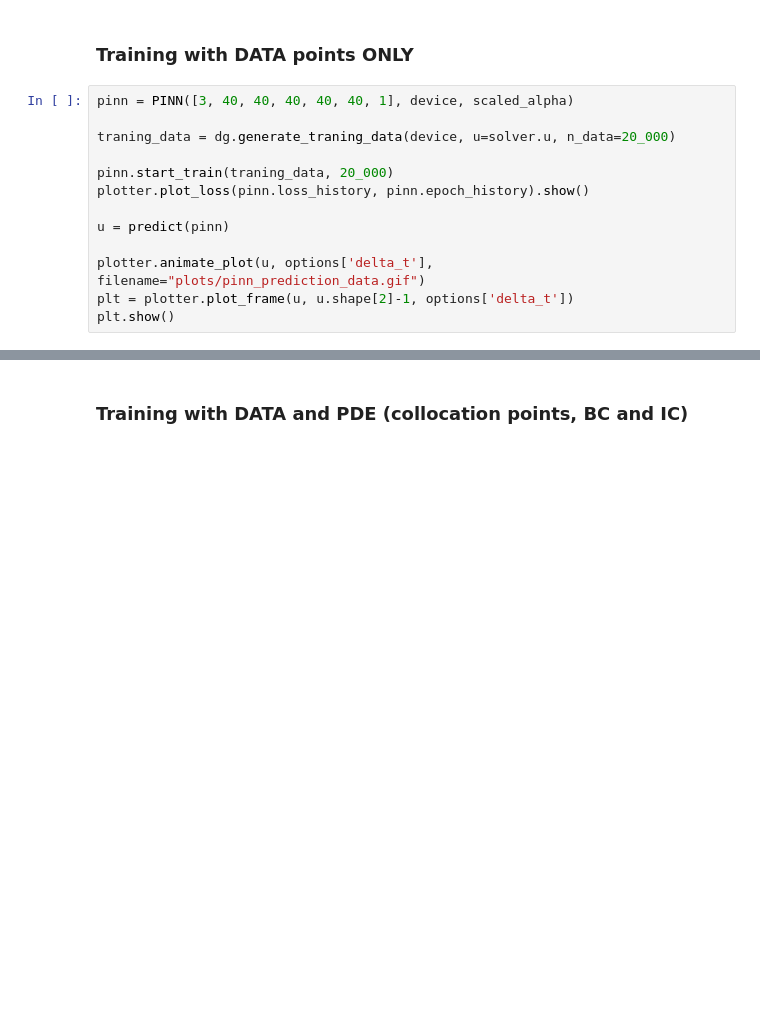
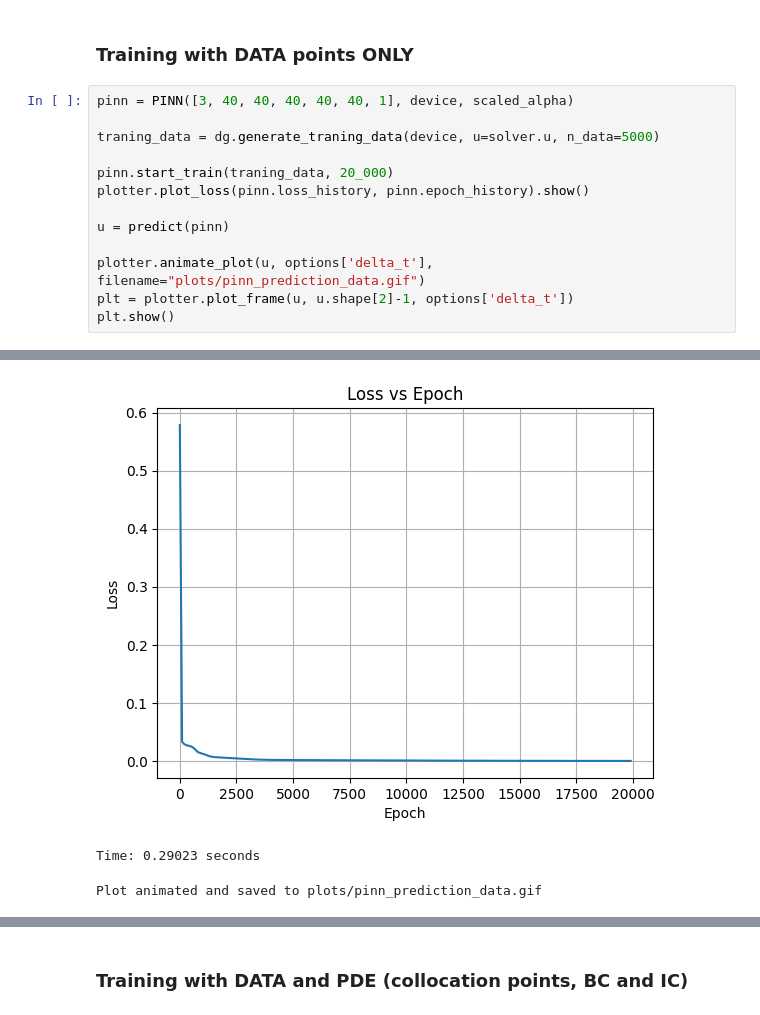
Before and after one commit to nkusla/heat-transfer-pinn, a Jupyter notebook: main.ipynb, the cells around one changed output, grey strips where cells are left out. Drawn from its saved outputs; the diff is of its cells as text; blank space fills up the shorter version.

Commit message:
chore: Added output data to main.ipynb

```diff
--- a/main.ipynb
+++ b/main.ipynb
@@ -70,7 +124,7 @@ plt.show()
 # %%
 pinn = PINN([3, 40, 40, 40, 40, 40, 1], device, scaled_alpha)
 
-traning_data = dg.generate_traning_data(device, u=solver.u, n_data=20_000)
+traning_data = dg.generate_traning_data(device, u=solver.u, n_data=5000)
 
 pinn.start_train(traning_data, 20_000)
 plotter.plot_loss(pinn.loss_history, pinn.epoch_history).show()
@@ -80,3 +134,4 @@ u = predict(pinn)
 plotter.animate_plot(u, options['delta_t'], filename="plots/pinn_prediction_data.gif")
 plt = plotter.plot_frame(u, u.shape[2]-1, options['delta_t'])
 plt.show()
+# %% [output]
@@ -82,0 +156,3 @@ plt.show()
+[figure, added]
+Time: 0.29023 seconds
+Plot animated and saved to plots/pinn_prediction_data.gif
```
Also changed, not shown: parts of 7 cells of this notebook, 8 other files.
